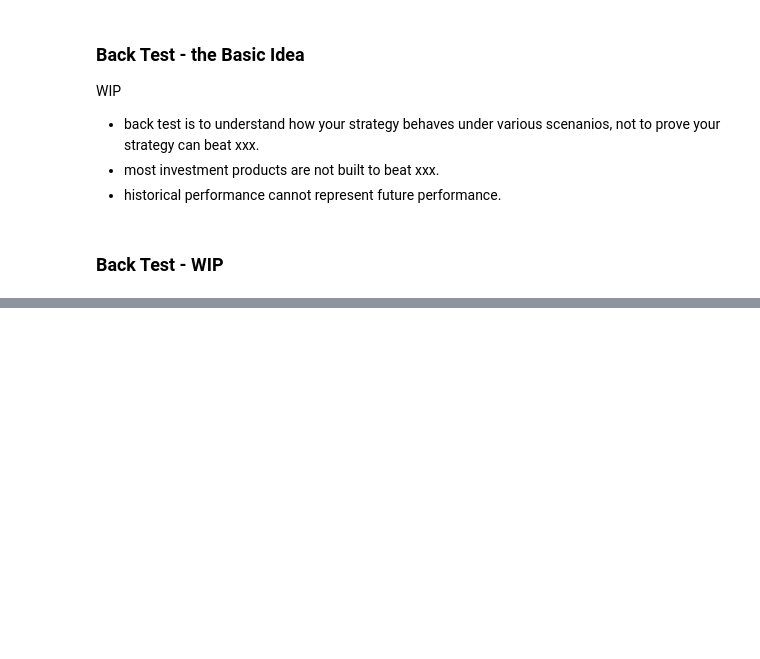
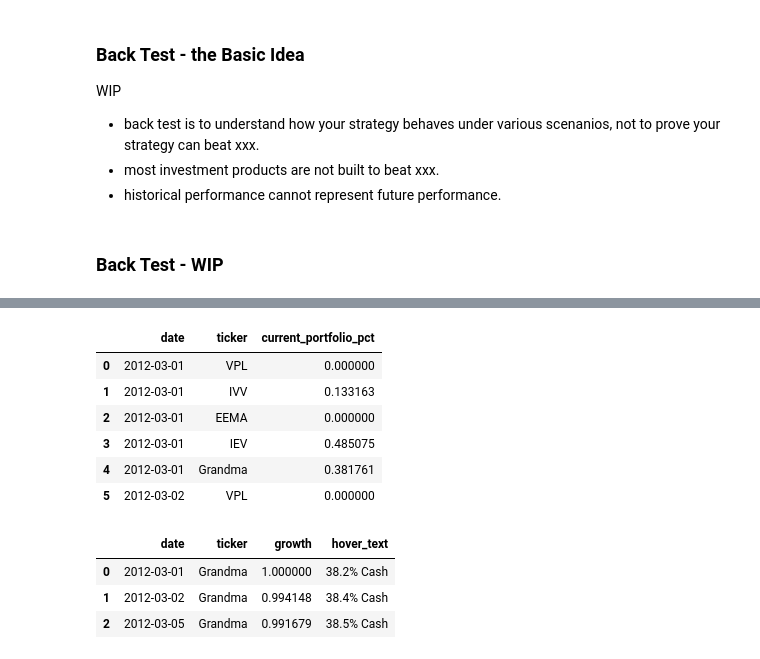
Before and after one commit to gowestyang/grandma-stock-valuation, a Jupyter notebook: _wip_backtest.ipynb, the cells around one changed output, grey strips where cells are left out. Saved outputs shown, nothing was run; the diff lists cells and outputs as text; code cells hidden in the pictures; blank space fills up the shorter version.

Commit message:
update backtest

```diff
--- a/_wip_backtest.ipynb
+++ b/_wip_backtest.ipynb
@@ -57,7 +57,7 @@ from grandma_stock_valuation.back_test import GrandmaBackTester
 
 backtester = GrandmaBackTester(
     backtest_years=10,
-    adjust_freq_months=1,
+    adjust_freq_months=3,
     init_parameters={'recent_months':0, 'train_years':10, 'min_train_years':5, 'date_end':None},
     fit_parameters={'price_col':'close_adj', 'log':True, 'n_std':1.5},
     valuate_parameters={'min_annual_return':0.01},
@@ -129,0 +106,50 @@ df_instrument_growth.head()
+# %%
+def _add_date_to_portfolio(item):
+    dt = item[0]
+    df = item[1].copy()
+    df['date'] = dt
+    df = df[['date','ticker','current_portfolio_pct']]
+    return df
+
+df_daily_portfolio_pct = pd.concat(map(_add_date_to_portfolio, backtester.d_portfolio.items()), ignore_index=True).fillna(0)
+
+# In the chart, Grandma's allocation be displayed as the cash %
+index_cash = df_daily_portfolio_pct['ticker']=='cash'
+df_daily_portfolio_pct.loc[index_cash, 'ticker'] = 'Grandma'
+
+df_daily_portfolio_pct.head(6)
+# %% [output]
+|  | date | ticker | current_portfolio_pct |
+| 0 | 2012-03-01 | VPL | 0.000000 |
+| 1 | 2012-03-01 | IVV | 0.133163 |
+| 2 | 2012-03-01 | EEMA | 0.000000 |
+| 3 | 2012-03-01 | IEV | 0.485075 |
+| 4 | 2012-03-01 | Grandma | 0.381761 |
+| 5 | 2012-03-02 | VPL | 0.000000 |
+# %%
+df_grandma_growth = pd.DataFrame({'date':backtester.d_total_value.keys(), 'Grandma':backtester.d_total_value.values()})
+df_grandma_growth = df_grandma_growth.melt(id_vars='date', var_name='ticker', value_name='growth')
+df_grandma_growth = df_grandma_growth.merge(df_daily_portfolio_pct, 'left', ['date','ticker']).fillna(0)
+df_grandma_growth.rename(columns={'current_portfolio_pct':'hover_text'}, inplace=True)
+df_grandma_growth['hover_text'] = (100*df_grandma_growth['hover_text']).round(1).astype(str) + '% Cash'
+
+df_instrument_growth = backtester._df_instrument_prices.iloc[backtester._index_start:].copy()
+d_first_prices = df_instrument_growth.apply(lambda se: se.dropna().iloc[0])
+
+df_instrument_growth = df_instrument_growth.apply(lambda se: se/d_first_prices[se.name])
+df_instrument_growth.columns = [c.replace('price_', '') for c in df_instrument_growth.columns]
+df_instrument_growth = df_instrument_growth.reset_index()
+df_instrument_growth = df_instrument_growth.melt(id_vars='date', var_name='ticker', value_name='growth')
+
+df_instrument_growth = df_instrument_growth.merge(df_daily_portfolio_pct, 'left', ['date','ticker']).fillna(0)
+df_instrument_growth.rename(columns={'current_portfolio_pct':'hover_text'}, inplace=True)
+df_instrument_growth['hover_text'] = (100*df_instrument_growth['hover_text']).round(1).astype(str) + '% Portfolio'
+
+df_instrument_growth = pd.concat([df_grandma_growth, df_instrument_growth], ignore_index=True) # sequence matters here
+
+df_instrument_growth.head(3)
+# %% [output]
+|  | date | ticker | growth | hover_text |
+| 0 | 2012-03-01 | Grandma | 1.000000 | 38.2% Cash |
+| 1 | 2012-03-02 | Grandma | 0.994148 | 38.4% Cash |
+| 2 | 2012-03-05 | Grandma | 0.991679 | 38.5% Cash |
```
Also changed, not shown: parts of 8 cells of this notebook, 1 other file.
